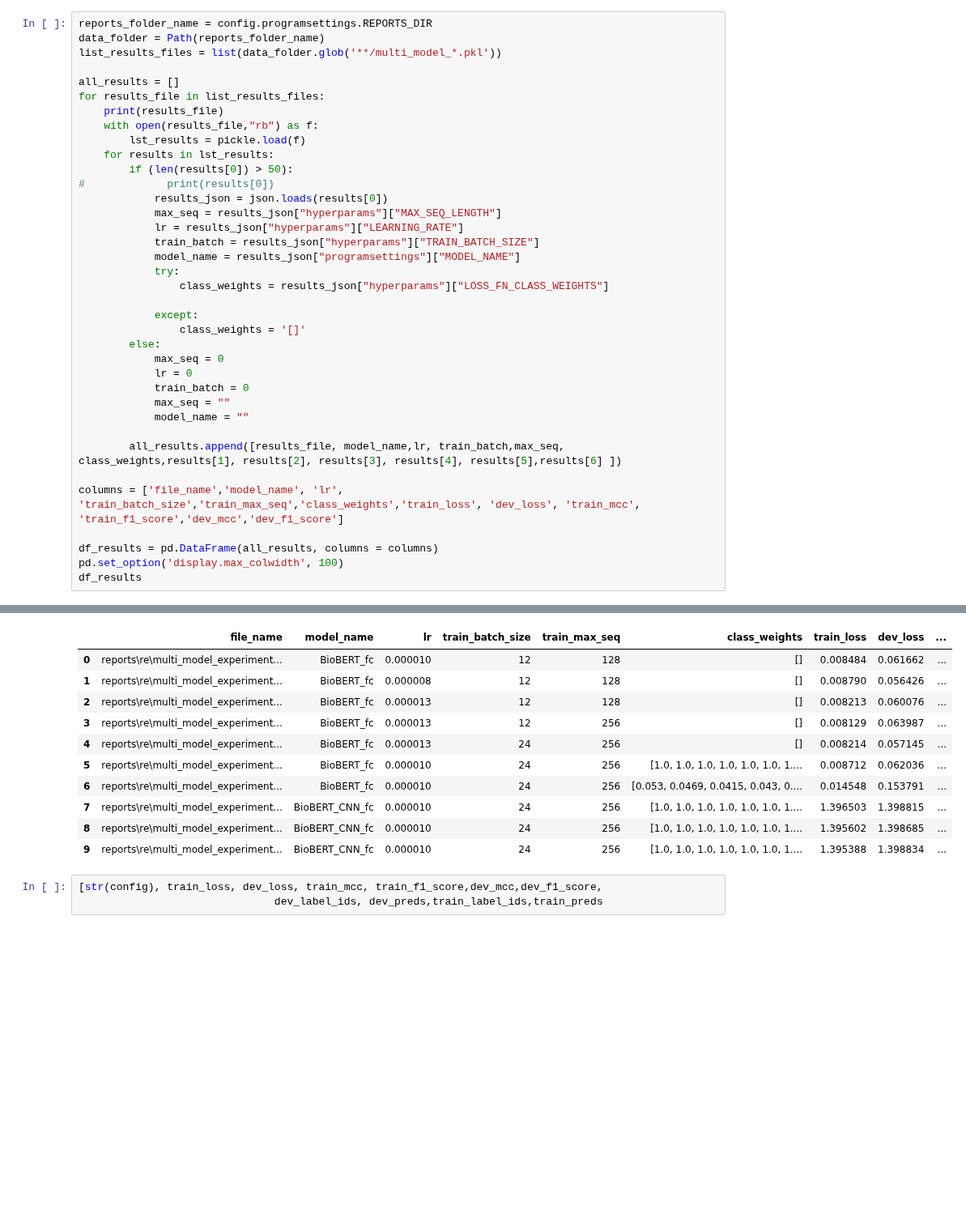
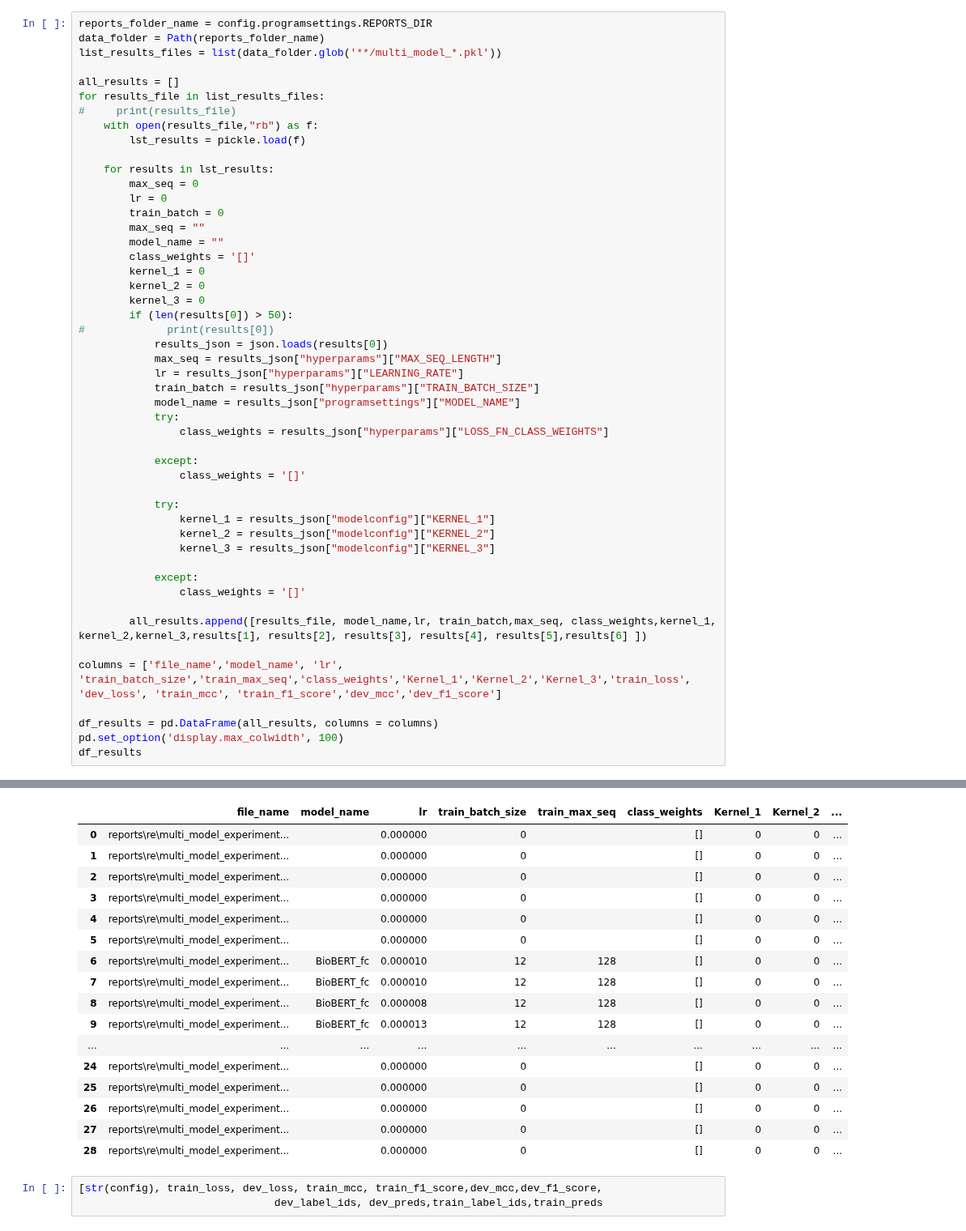
Before and after one commit to pnarsina/w266_final, a Jupyter notebook: project_re/ResultsSummary.ipynb, the cells around one changed output, grey strips where cells are left out. Shown at 81% size. Saved outputs shown, nothing was run; the diff lists cells and outputs as text; blank space fills up the shorter version.

```diff
--- a/project_re/ResultsSummary.ipynb
+++ b/project_re/ResultsSummary.ipynb
@@ -19,10 +24,20 @@ list_results_files = list(data_folder.glob('**/multi_model_*.pkl'))
 
 all_results = []
 for results_file in list_results_files:
-    print(results_file)
+#     print(results_file)
     with open(results_file,"rb") as f:
         lst_results = pickle.load(f)
+
     for results in lst_results:
+        max_seq = 0
+        lr = 0
+        train_batch = 0
+        max_seq = ""
+        model_name = ""
+        class_weights = '[]'
+        kernel_1 = 0
+        kernel_2 = 0
+        kernel_3 = 0
         if (len(results[0]) > 50):
 #             print(results[0])
             results_json = json.loads(results[0])
@@ -35,16 +50,18 @@ for results_file in list_results_files:
 
             except:
                 class_weights = '[]'
-        else:
-            max_seq = 0
-            lr = 0
-            train_batch = 0
-            max_seq = ""
-            model_name = ""
 
-        all_results.append([results_file, model_name,lr, train_batch,max_seq, class_weights,results[1], results[2], results[3], results[4], results[5],results[6] ])
+            try:
+                kernel_1 = results_json["modelconfig"]["KERNEL_1"]
+                kernel_2 = results_json["modelconfig"]["KERNEL_2"]
+                kernel_3 = results_json["modelconfig"]["KERNEL_3"]
 
-columns = ['file_name','model_name', 'lr', 'train_batch_size','train_max_seq','class_weights','train_loss', 'dev_loss', 'train_mcc', 'train_f1_score','dev_mcc','dev_f1_score']
+            except:
+                class_weights = '[]'
+
+        all_results.append([results_file, model_name,lr, train_batch,max_seq, class_weights,kernel_1, kernel_2,kernel_3,results[1], results[2], results[3], results[4], results[5],results[6] ])
+
+columns = ['file_name','model_name', 'lr', 'train_batch_size','train_max_seq','class_weights','Kernel_1','Kernel_2','Kernel_3','train_loss', 'dev_loss', 'train_mcc', 'train_f1_score','dev_mcc','dev_f1_score']
 
 df_results = pd.DataFrame(all_results, columns = columns)
 pd.set_option('display.max_colwidth', 100)
@@ -58,14 +70,20 @@ reports\re\multi_model_experiment_results_2020-11-24 03_22_07_044108.pkl
-|  | file_name | model_name | lr | train_batch_size | train_max_seq | class_weights | train_loss | dev_loss | ... |
-| 0 | reports\re\multi_model_experiment... | BioBERT_fc | 0.000010 | 12 | 128 | [] | 0.008484 | 0.061662 | ... |
-| 1 | reports\re\multi_model_experiment... | BioBERT_fc | 0.000008 | 12 | 128 | [] | 0.008790 | 0.056426 | ... |
-| 2 | reports\re\multi_model_experiment... | BioBERT_fc | 0.000013 | 12 | 128 | [] | 0.008213 | 0.060076 | ... |
-| 3 | reports\re\multi_model_experiment... | BioBERT_fc | 0.000013 | 12 | 256 | [] | 0.008129 | 0.063987 | ... |
-| 4 | reports\re\multi_model_experiment... | BioBERT_fc | 0.000013 | 24 | 256 | [] | 0.008214 | 0.057145 | ... |
-| 5 | reports\re\multi_model_experiment... | BioBERT_fc | 0.000010 | 24 | 256 | [1.0, 1.0, 1.0, 1.0, 1.0, 1.0, 1.... | 0.008712 | 0.062036 | ... |
-| 6 | reports\re\multi_model_experiment... | BioBERT_fc | 0.000010 | 24 | 256 | [0.053, 0.0469, 0.0415, 0.043, 0.... | 0.014548 | 0.153791 | ... |
-| 7 | reports\re\multi_model_experiment... | BioBERT_CNN_fc | 0.000010 | 24 | 256 | [1.0, 1.0, 1.0, 1.0, 1.0, 1.0, 1.... | 1.396503 | 1.398815 | ... |
-| 8 | reports\re\multi_model_experiment... | BioBERT_CNN_fc | 0.000010 | 24 | 256 | [1.0, 1.0, 1.0, 1.0, 1.0, 1.0, 1.... | 1.395602 | 1.398685 | ... |
-| 9 | reports\re\multi_model_experiment... | BioBERT_CNN_fc | 0.000010 | 24 | 256 | [1.0, 1.0, 1.0, 1.0, 1.0, 1.0, 1.... | 1.395388 | 1.398834 | ... |
+|  | file_name | model_name | lr | train_batch_size | train_max_seq | class_weights | Kernel_1 | Kernel_2 | ... |
+| 0 | reports\re\multi_model_experiment... |  | 0.000000 | 0 |  | [] | 0 | 0 | ... |
+| 1 | reports\re\multi_model_experiment... |  | 0.000000 | 0 |  | [] | 0 | 0 | ... |
+| 2 | reports\re\multi_model_experiment... |  | 0.000000 | 0 |  | [] | 0 | 0 | ... |
+| 3 | reports\re\multi_model_experiment... |  | 0.000000 | 0 |  | [] | 0 | 0 | ... |
+| 4 | reports\re\multi_model_experiment... |  | 0.000000 | 0 |  | [] | 0 | 0 | ... |
+| 5 | reports\re\multi_model_experiment... |  | 0.000000 | 0 |  | [] | 0 | 0 | ... |
+| 6 | reports\re\multi_model_experiment... | BioBERT_fc | 0.000010 | 12 | 128 | [] | 0 | 0 | ... |
+| 7 | reports\re\multi_model_experiment... | BioBERT_fc | 0.000010 | 12 | 128 | [] | 0 | 0 | ... |
+| 8 | reports\re\multi_model_experiment... | BioBERT_fc | 0.000008 | 12 | 128 | [] | 0 | 0 | ... |
+| 9 | reports\re\multi_model_experiment... | BioBERT_fc | 0.000013 | 12 | 128 | [] | 0 | 0 | ... |
+| ... | ... | ... | ... | ... | ... | ... | ... | ... | ... |
+| 24 | reports\re\multi_model_experiment... |  | 0.000000 | 0 |  | [] | 0 | 0 | ... |
+| 25 | reports\re\multi_model_experiment... |  | 0.000000 | 0 |  | [] | 0 | 0 | ... |
+| 26 | reports\re\multi_model_experiment... |  | 0.000000 | 0 |  | [] | 0 | 0 | ... |
+| 27 | reports\re\multi_model_experiment... |  | 0.000000 | 0 |  | [] | 0 | 0 | ... |
+| 28 | reports\re\multi_model_experiment... |  | 0.000000 | 0 |  | [] | 0 | 0 | ... |
 # %%
 [str(config), train_loss, dev_loss, train_mcc, train_f1_score,dev_mcc,dev_f1_score,
                                dev_label_ids, dev_preds,train_label_ids,train_preds
```
Also changed, not shown: parts of 2 cells of this notebook, 2 other files.
